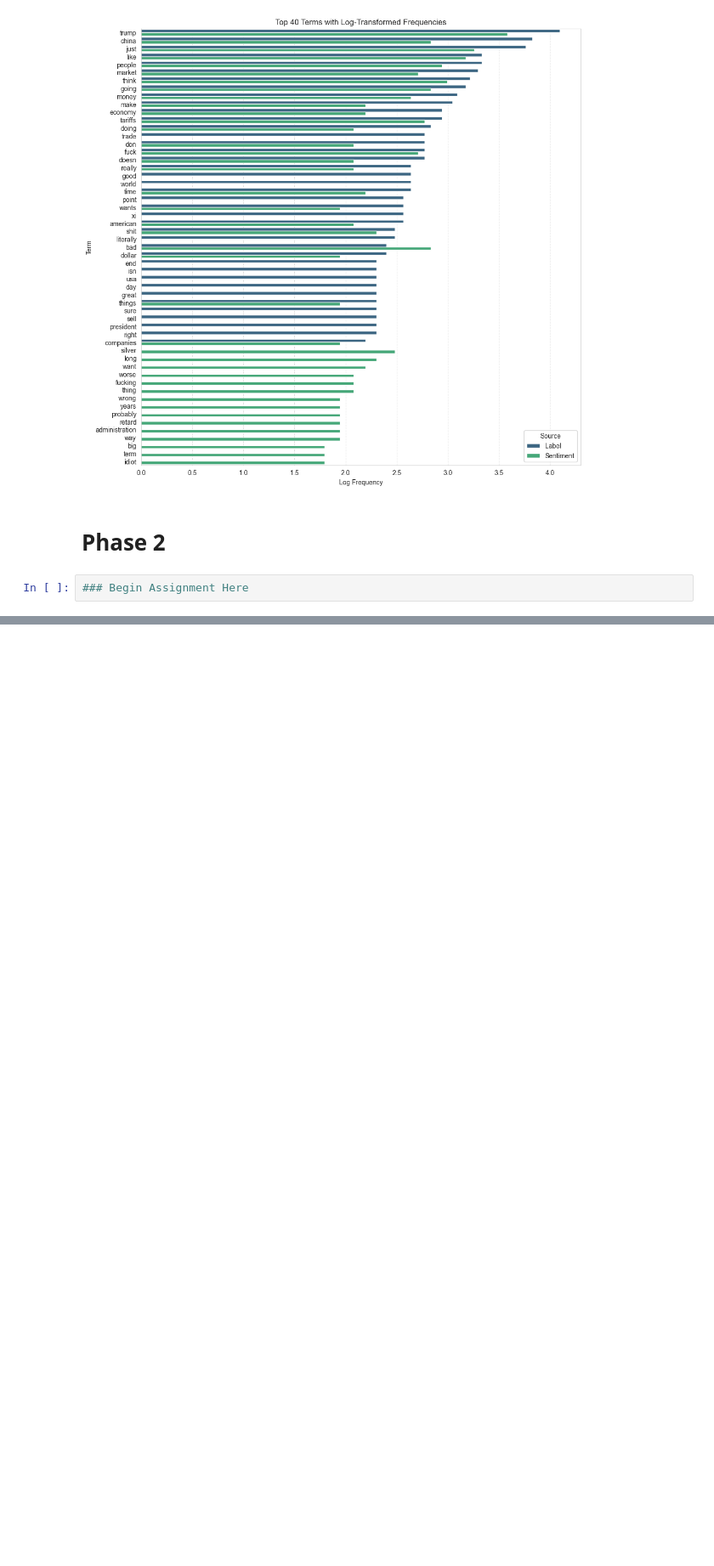
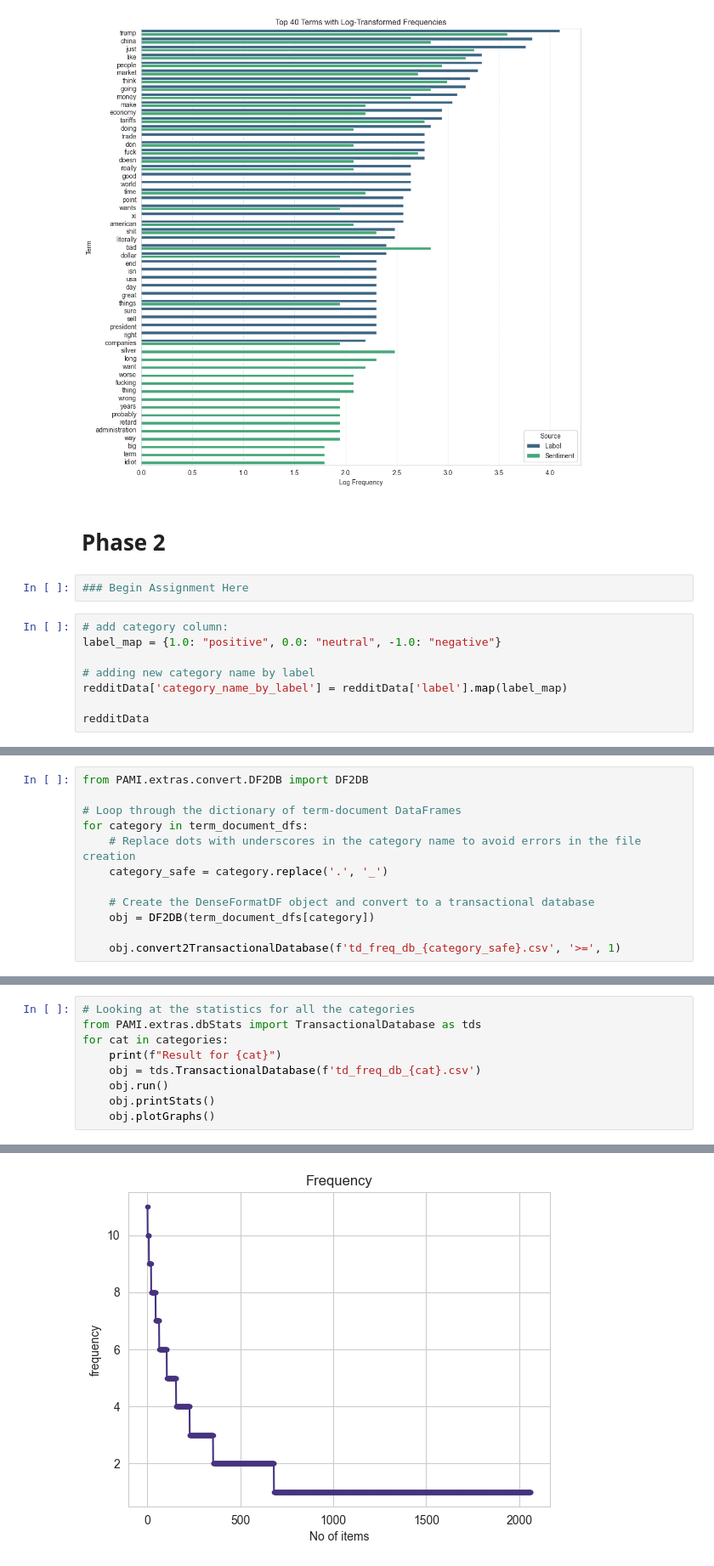
Before and after one commit to MigzAvila/DM2025-Lab1-Exercise, a Jupyter notebook: DM2025-Lab1-Homework.ipynb, the cells around one changed output, grey strips where cells are left out. Shown at 85% size. Saved outputs shown, nothing was run; the diff lists cells and outputs as text; blank space fills up the shorter version.

```diff
--- a/DM2025-Lab1-Homework.ipynb
+++ b/DM2025-Lab1-Homework.ipynb
@@ -659,3 +659,11 @@ plt.show()
 # Phase 2
 # %%
 ### Begin Assignment Here
+# %%
+# add category column:
+label_map = {1.0: "positive", 0.0: "neutral", -1.0: "negative"}
+
+# adding new category name by label
+redditData['category_name_by_label'] = redditData['label'].map(label_map)
+
+redditData
@@ -661,0 +872,12 @@ plt.show()
+# %%
+from PAMI.extras.convert.DF2DB import DF2DB
+
+# Loop through the dictionary of term-document DataFrames
+for category in term_document_dfs:
+    # Replace dots with underscores in the category name to avoid errors in the file creation
+    category_safe = category.replace('.', '_')
+
+    # Create the DenseFormatDF object and convert to a transactional database
+    obj = DF2DB(term_document_dfs[category])
+
+    obj.convert2TransactionalDatabase(f'td_freq_db_{category_safe}.csv', '>=', 1)
@@ -661,0 +897,10 @@ plt.show()
+# %%
+# Looking at the statistics for all the categories
+from PAMI.extras.dbStats import TransactionalDatabase as tds
+for cat in categories:
+    print(f"Result for {cat}")
+    obj = tds.TransactionalDatabase(f'td_freq_db_{cat}.csv')
+    obj.run()
+    obj.printStats()
+    obj.plotGraphs()
+# %% [output]
@@ -661,0 +916 @@ plt.show()
+[figure, added]
```
Also changed, not shown: parts of 47 cells of this notebook.
